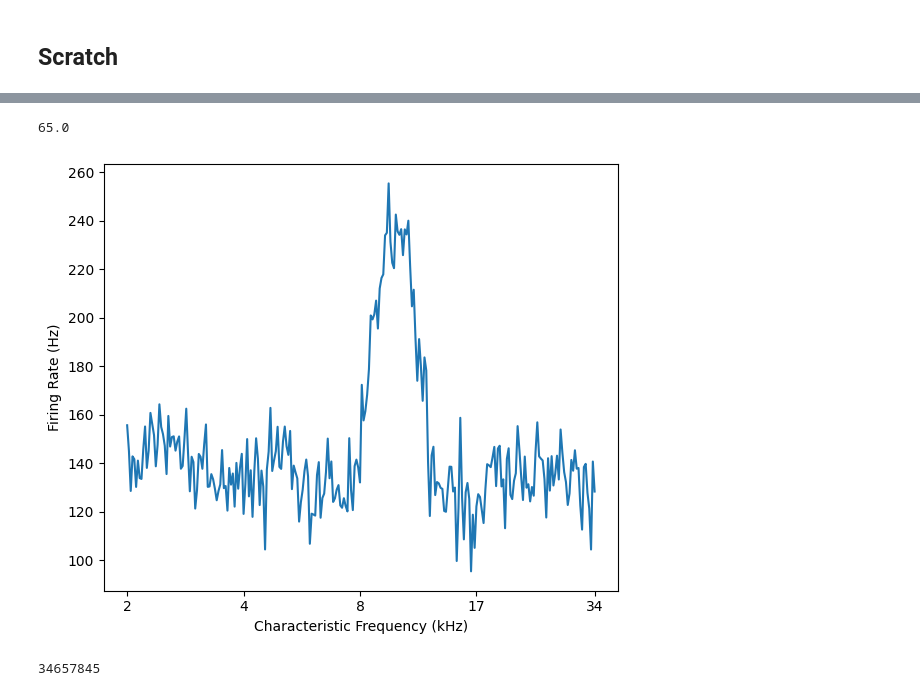
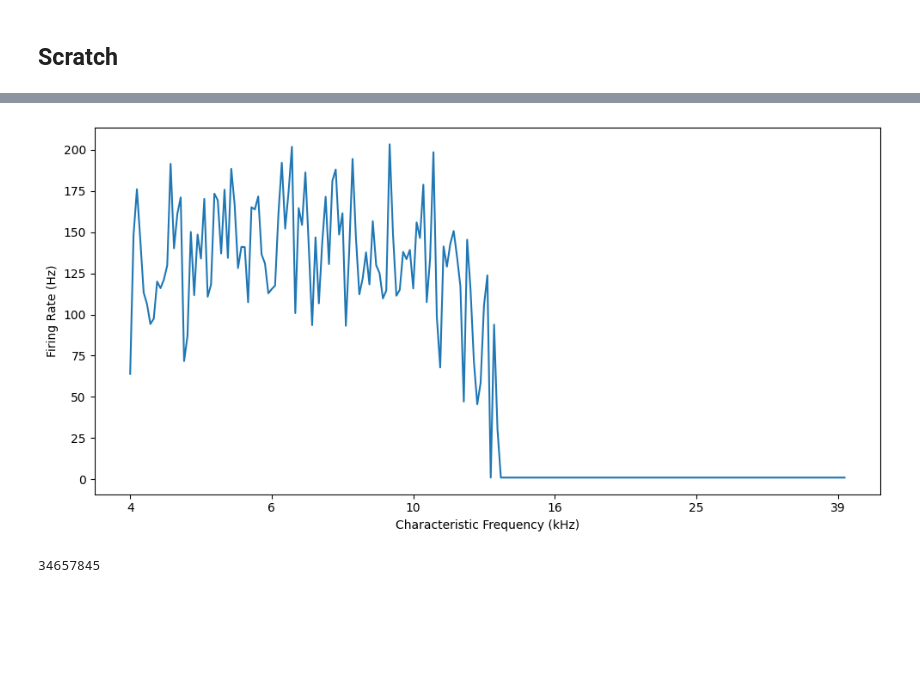
Before and after one commit to kedoxey/DCN_model, a Jupyter notebook: notebooks/cnmodel_network.ipynb, the cells around one changed output, grey strips where cells are left out. Cells and saved outputs as stored; diff of their text form; code cells hidden in the pictures; blank space fills up the shorter version.

Commit message:
updates to notebooks and scripts with outputs for network with and without hearing loss

```diff
--- a/notebooks/cnmodel_network.ipynb
+++ b/notebooks/cnmodel_network.ipynb
@@ -246,10 +444,21 @@ num_pyr
+# %%
+stimpar = {
+    "dur": 0.2,
+    "pip": 0.04,
+    "start": [0.1],
+    "baseline": [50, 100],
+    "response": [100, 140],
+}
+
+input_freq = 22e3
+input_level = 40
 # %%
-
-
 msfs = []
 pyramidal_cell_ids = []
 
-for (pop_type, cell_id), cell_data in result.items():
+cells = list(results.values())[0][1]
+
+for (pop_type, cell_id), cell_data in cells.items():
     temp = 5
 
     if 'pyr' in pop_type:
@@ -267,5 +480,5 @@ for (pop_type, cell_id), cell_data in result.items():
 # %%
-pyramidal_ids_per_band = pickle.load(open('/home/kedoxey/DCN_model/output/response_maps-network/pyramidal_ids_per_band.pkl', 'rb'))
+pyramidal_ids_per_band = pickle.load(open('/home/kedoxey/DCN_model/output/response_maps-network_13000loss-m1_95/213cfs_1dbs_22000if_1cpb_1nreps/pyramidal_ids_per_band.pkl', 'rb'))
 # %%
 avg_msfs = []
 
@@ -274,7 +487,7 @@ for cf, ids in pyramidal_ids_per_band.items():
 
     msfs = []
     for pyr_id in ids:
-        spkt = result[('pyramidal', pyr_id)][1]
+        spkt = cells[('pyramidal', pyr_id)][1]
         resp_spkt = spkt[((spkt >= stimpar['response'][0]) & (spkt <= stimpar['response'][1]))]
 
         num_spikes = len(resp_spkt)
@@ -323,18 +510,16 @@ freqs
-# %%
-130/2
-# %% [output]
-65.0
 # %%
-fig, axs = plt.subplots(1,1,figsize=(6,5))
+fig, axs = plt.subplots(1,1,figsize=(10,5))
 
-axs.plot(freqs_log, avg_msfs)  #, 'o-')
-axs.set_xticks([freqs_log[i] for i in [0, 65, 130, 195, 261]])
-axs.set_xticklabels([round(freqs[i]/1000) for i in [0, 65, 130, 195, 261]])
+axs.plot(freqs_log, msfs)  #, 'o-')
+nticks = 6
+xtick_span = len(msfs)//(nticks-1)
+axs.set_xticks([freqs_log[i] for i in [xtick_span*i for i in range(nticks)]])
+axs.set_xticklabels([round(freqs[i]/1000) for i in [xtick_span*i for i in range(nticks)]])
 axs.set_xlabel('Characteristic Frequency (kHz)')
 axs.set_ylabel('Firing Rate (Hz)')
 fig.tight_layout()
 # %% [output]
-[figure, old version]
+[figure, new version]
 # %%
 seed = 34657845
 random_seed.set_seed(seed)
```
Also changed, not shown: parts of 18 cells of this notebook, 56 other files.
